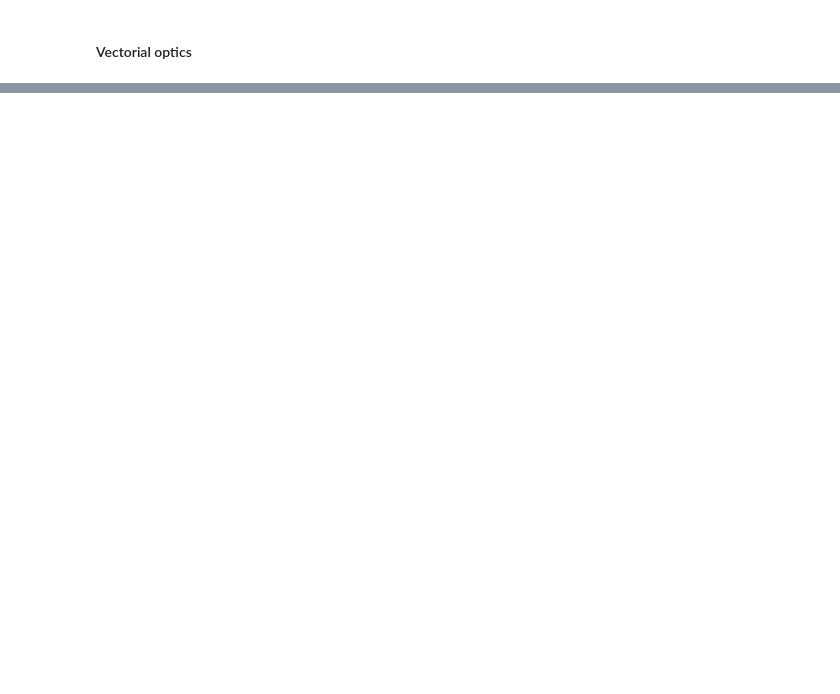
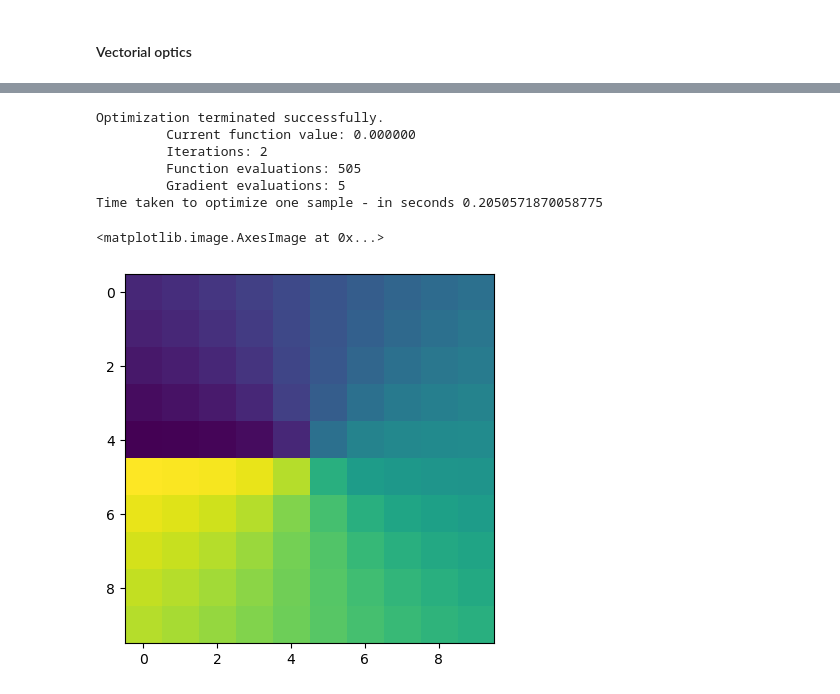
Before and after one commit to artificial-scientist-lab/XLuminA, a Jupyter notebook: xlumina/test_diffractio_vs_xlumina.ipynb, the cells around one changed output, grey strips where cells are left out. Cells and saved outputs as stored; diff of their text form; code cells hidden in the pictures; blank space fills up the shorter version.

```diff
--- a/xlumina/test_diffractio_vs_xlumina.ipynb
+++ b/xlumina/test_diffractio_vs_xlumina.ipynb
@@ -50,0 +276,44 @@ print("Time taken for VCZT propagation - in seconds", time.perf_counter() - tic)
+# %%
+# Setup (NumPy-based) and loss function:
+def phase(phase):
+    return np.exp(1j * phase)
+
+def npSLM(input_field, phase_array, shape):
+    slm = np.fromfunction(lambda i, j: phase(phase_array[i, j]),
+                           (computational_window_size, computational_window_size), dtype=int)
+    light_out = input_field * slm  # Multiplies element-wise
+    return light_out, slm
+
+def setup(gb, parameters):
+    gb_modulated, _ = npSLM(gb.field, parameters, gb.x.shape[0])
+    return gb_modulated
+
+def mse_phase(input_light, target_light):
+    return np.sum((np.angle(input_light) - np.angle(target_light.field)) ** 2) / computational_window_size**2
+
+def loss(parameters_flat):
+    parameters = parameters_flat.reshape(computational_window_size, computational_window_size)
+    out = setup(gb, parameters)
+    loss_val = mse_phase(out, gb_gt)
+    return loss_val
+# %%
+from scipy.optimize import minimize
+
+# Init parameters
+parameters = np.random.uniform(-np.pi, np.pi, (computational_window_size, computational_window_size)).flatten()
+
+# Optimizer
+tic = time.perf_counter()
+res = minimize(loss, parameters, method='BFGS', options={'disp': True})
+print("Time taken to optimize one sample - in seconds", time.perf_counter() - tic)
+
+plt.imshow((res.x).reshape(computational_window_size, computational_window_size))
+# %% [output]
+Optimization terminated successfully.
+         Current function value: 0.000000
+         Iterations: 2
+         Function evaluations: 505
+         Gradient evaluations: 5
+Time taken to optimize one sample - in seconds 0.2050571870058775
+<matplotlib.image.AxesImage at 0x...>
+[figure, added]
```
Also changed, not shown: parts of 20 cells of this notebook.
